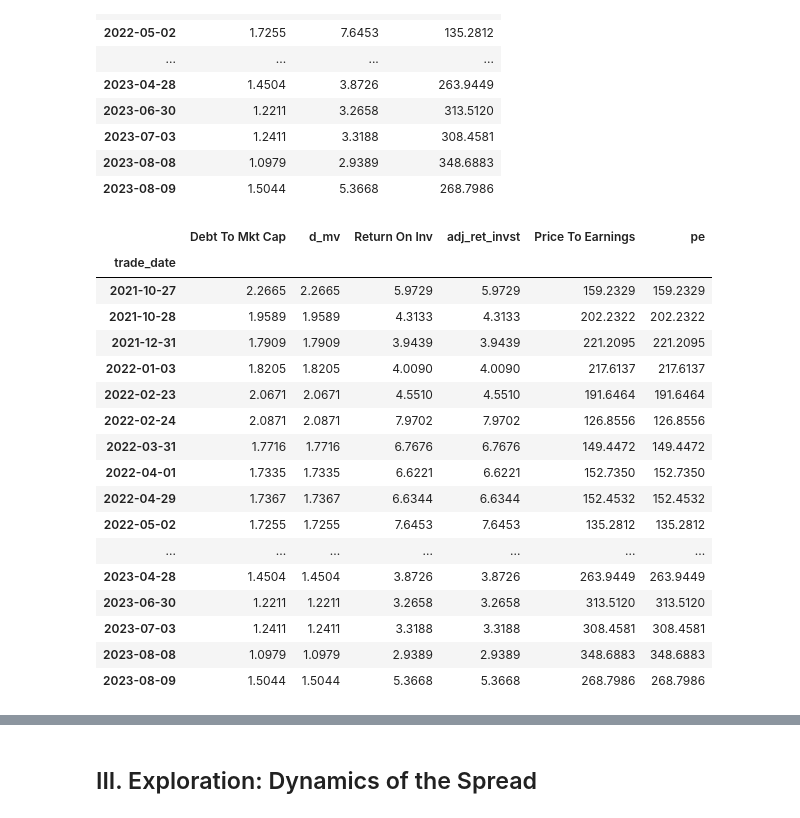
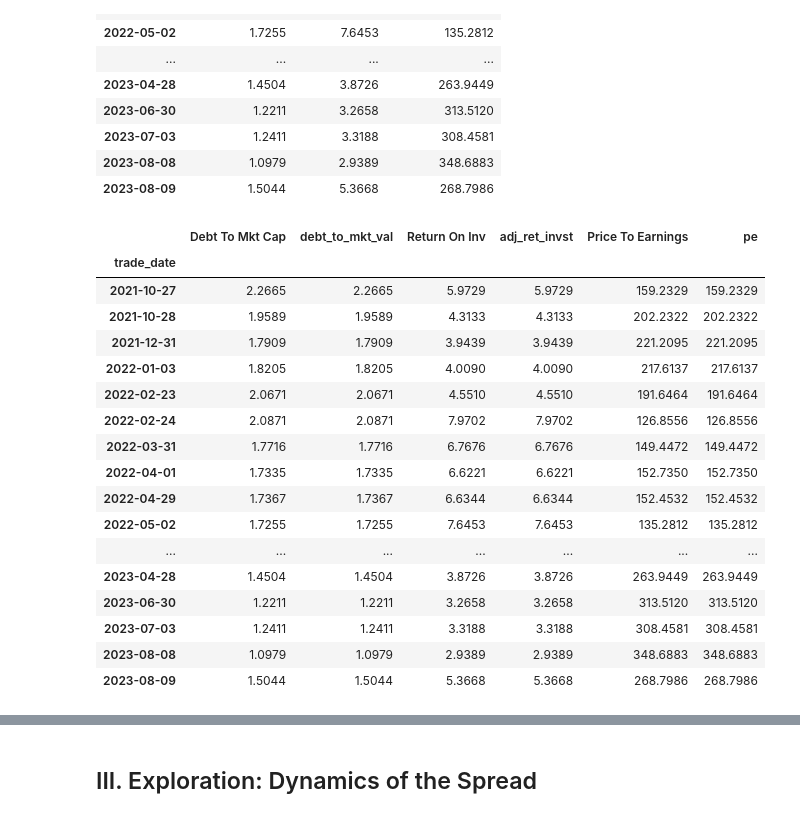
Before and after one commit to MrHumble-Bee/quantitative_trading_strategies, a Jupyter notebook: hw3_financialratioquantiles/hw3_financialratioquantiles.ipynb, the cells around one changed output, grey strips where cells are left out. Cells and saved outputs as stored; diff of their text form; code cells hidden in the pictures.

Commit message:
Validation Complete

```diff
--- a/hw3_financialratioquantiles/hw3_financialratioquantiles.ipynb
+++ b/hw3_financialratioquantiles/hw3_financialratioquantiles.ipynb
@@ -976,0 +826,8 @@ fr_df
+# %%
+financial_data_df = financial_data_df.drop(columns=['ticker', 'date', 'date_ped', 'ticker_ped'])
+# %%
+financial_data_df['pe'] = financial_data_df['adj_close'] / financial_data_df['eps']
+# %%
+financial_data_df['debt_to_mkt_val'] = financial_data_df['tot_debt_tot_equity'] * (financial_data_df['adj_close_ped'] / financial_data_df['adj_close'])
+# %%
+financial_data_df['adj_ret_invst'] = financial_data_df['return'] / (financial_data_df['mkt_val'] * (financial_data_df['adj_close'] / financial_data_df['adj_close_ped']) + financial_data_df['lterm_debt'])
@@ -1154,24 +942,29 @@ display(ratio_validation_df)
 | 2023-08-08 | 1.0979 | 2.9389 | 348.6883 |
 | 2023-08-09 | 1.5044 | 5.3668 | 268.7986 |
 # %%
-test_df = eps_series[['pe']].merge(
-    ratio_validation_df,
-    how='right',
-    left_index=True, right_index=True
-).merge(lly_debt_mktval_df[['d_mv']],
+test_df = ratio_validation_df.merge(
+    # PE RATIO
+    financial_data_df[financial_data_df['m_ticker'] == 'LLY'][['tradable_date', 'pe']].set_index('tradable_date'),
     how='left',
     left_index=True, right_index=True
-).merge(lly_roi_df[['adj_ret_invst']],
+).merge(
+    # lly_debt_mktval_df[['d_mv']],
+    financial_data_df[financial_data_df['m_ticker'] == 'LLY'][['tradable_date', 'debt_to_mkt_val']].set_index('tradable_date'),
+    how='left',
+    left_index=True, right_index=True
+).merge(
+    #lly_roi_df[['adj_ret_invst']],
+    financial_data_df[financial_data_df['m_ticker'] == 'LLY'][['tradable_date', 'adj_ret_invst']].set_index('tradable_date'),
     how='left',
     left_index=True, right_index=True
 )
-test_df = test_df[['Debt To Mkt Cap', 'd_mv', 'Return On Inv', 'adj_ret_invst', 'Price To Earnings', 'pe']]
+test_df = test_df[['Debt To Mkt Cap', 'debt_to_mkt_val', 'Return On Inv', 'adj_ret_invst', 'Price To Earnings', 'pe']]
 display(test_df)
-assert np.allclose(test_df['d_mv'], test_df['Debt To Mkt Cap'])
+assert np.allclose(test_df['debt_to_mkt_val'], test_df['Debt To Mkt Cap'])
 assert np.allclose(test_df['adj_ret_invst'], test_df['Return On Inv'])
 assert np.allclose(test_df['pe'], test_df['Price To Earnings'])
 # %% [output]
-|  | Debt To Mkt Cap | d_mv | Return On Inv | adj_ret_invst | Price To Earnings | pe |
+|  | Debt To Mkt Cap | debt_to_mkt_val | Return On Inv | adj_ret_invst | Price To Earnings | pe |
 | trade_date |  |  |  |  |  |  |
 | 2021-10-27 | 2.2665 | 2.2665 | 5.9729 | 5.9729 | 159.2329 | 159.2329 |
 | 2021-10-28 | 1.9589 | 1.9589 | 4.3133 | 4.3133 | 202.2322 | 202.2322 |
```
Also changed, not shown: parts of 19 cells of this notebook.
